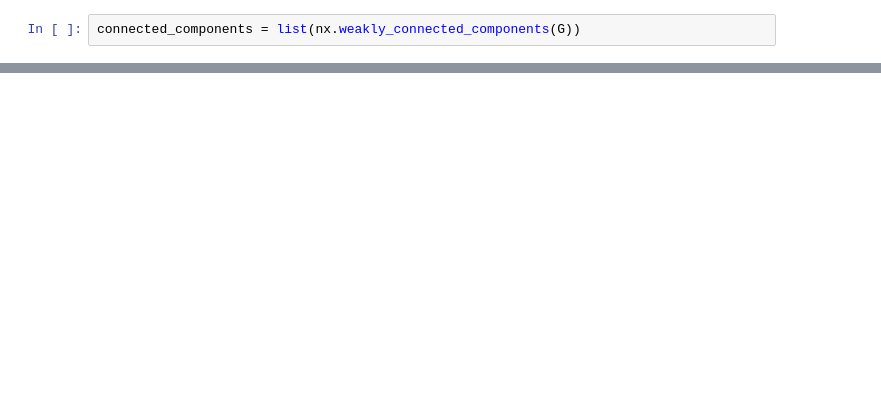
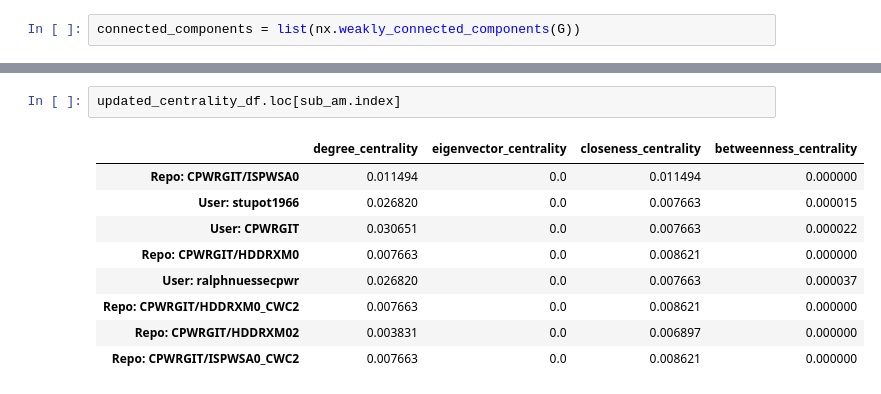
Before and after one commit to fzanart/Socialz, a Jupyter notebook: Mining_frequent_subgraphs.ipynb, the cells around one changed output, grey strips where cells are left out. Drawn from its saved outputs; the diff is of its cells as text; blank space fills up the shorter version.

```diff
--- a/Mining_frequent_subgraphs.ipynb
+++ b/Mining_frequent_subgraphs.ipynb
@@ -259,0 +250,12 @@ pd.DataFrame(d)
+# %%
+updated_centrality_df.loc[sub_am.index]
+# %% [output]
+|  | degree_centrality | eigenvector_centrality | closeness_centrality | betweenness_centrality |
+| Repo: CPWRGIT/ISPWSA0 | 0.011494 | 0.0 | 0.011494 | 0.000000 |
+| User: stupot1966 | 0.026820 | 0.0 | 0.007663 | 0.000015 |
+| User: CPWRGIT | 0.030651 | 0.0 | 0.007663 | 0.000022 |
+| Repo: CPWRGIT/HDDRXM0 | 0.007663 | 0.0 | 0.008621 | 0.000000 |
+| User: ralphnuessecpwr | 0.026820 | 0.0 | 0.007663 | 0.000037 |
+| Repo: CPWRGIT/HDDRXM0_CWC2 | 0.007663 | 0.0 | 0.008621 | 0.000000 |
+| Repo: CPWRGIT/HDDRXM02 | 0.003831 | 0.0 | 0.006897 | 0.000000 |
+| Repo: CPWRGIT/ISPWSA0_CWC2 | 0.007663 | 0.0 | 0.008621 | 0.000000 |
```
Also changed, not shown: parts of 12 cells of this notebook.
